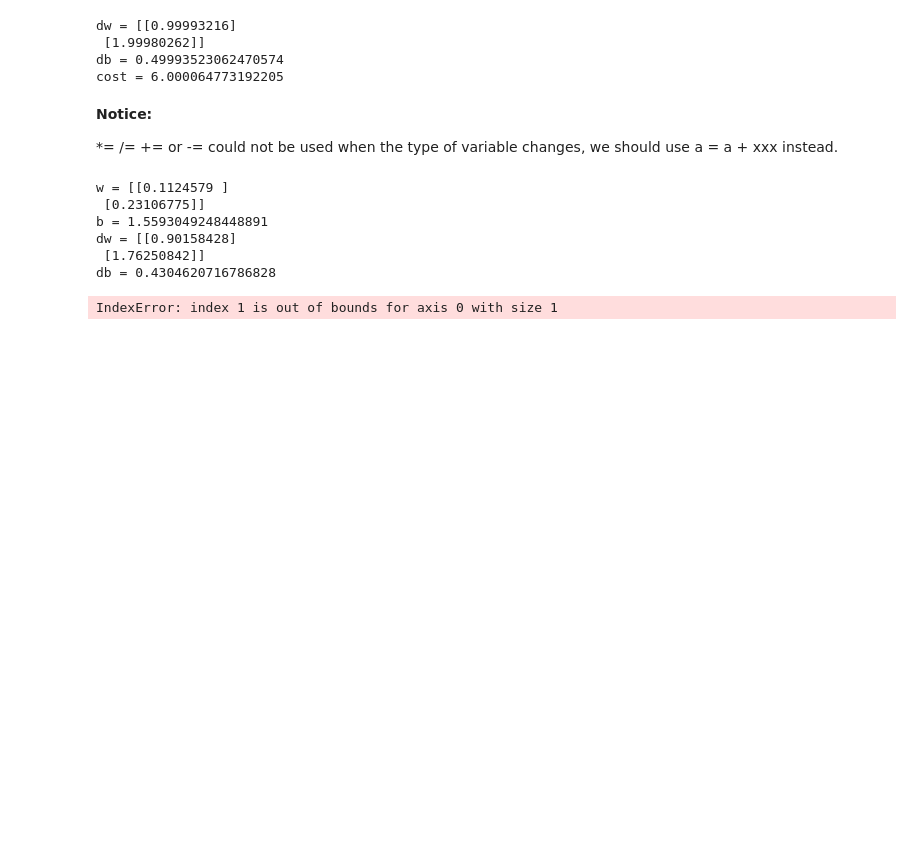
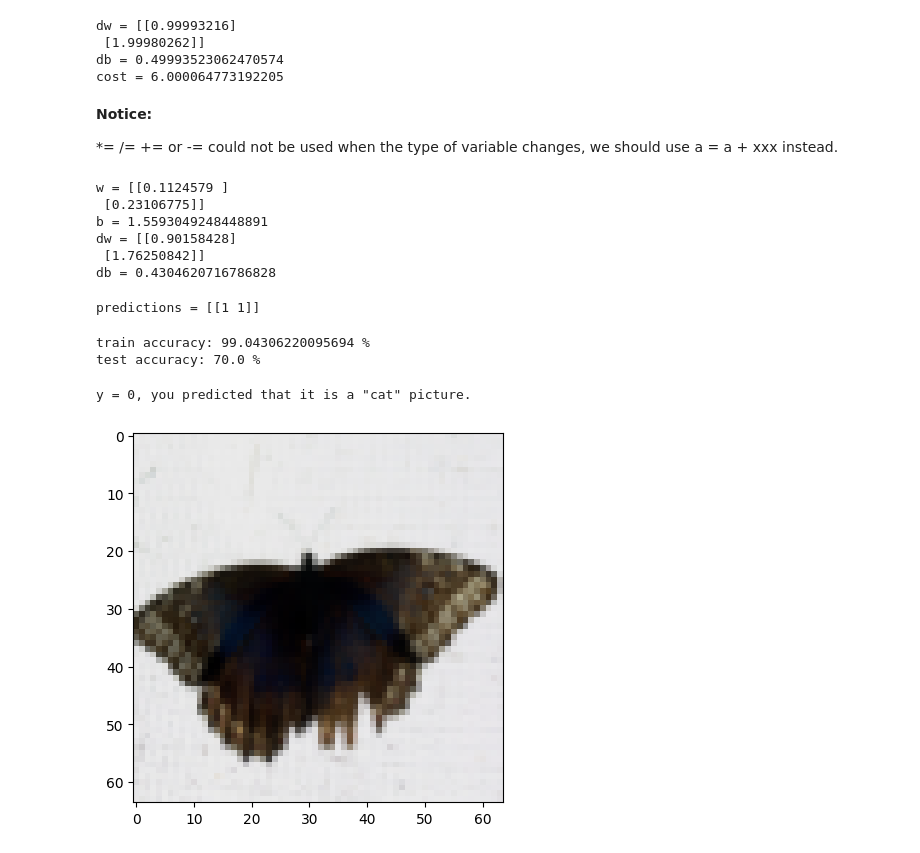
Before and after one commit to lemonpepper234/DeepLearninng, a Jupyter notebook: week2.ipynb, the cells around one changed output. Saved outputs shown, nothing was run; the diff lists cells and outputs as text; code cells hidden in the pictures; blank space fills up the shorter version.

```diff
--- a/week2.ipynb
+++ b/week2.ipynb
@@ -322,7 +322,7 @@ def predict(w, b, X):
 
     n = X.shape[0]
     m = X.shape[1]
-    Y_prediction = np.zeros((1,m), dtype = "float")
+    Y_prediction = np.zeros((1,m), dtype = "int")
     w = w.reshape(n, 1)
 
     Z = np.dot(w.T, X) + b
@@ -334,9 +334,9 @@ def predict(w, b, X):
 
     for i in range(m):
         if (A[0, i] < 0.5):
-            Y_prediction[0, i] = 0
+            Y_prediction[0, i] = int(0)
         else:
-            Y_prediction[0, i] = 1
+            Y_prediction[0, i] = int(1)
 
     assert(Y_prediction.shape == (1, m))
 
@@ -344,4 +344,74 @@ def predict(w, b, X):
 
 print ("predictions = " + str(predict(w, b, X)))
 # %% [output]
-IndexError: index 1 is out of bounds for axis 0 with size 1
+predictions = [[1 1]]
+# %%
+# GRADED FUNCTION: model
+
+def model(X_train, Y_train, X_test, Y_test, num_iterations = 2000, learning_rate = 0.5, print_cost = False):
+    """
+    Builds the logistic regression model by calling the function you've implemented previously
+
+    Arguments:
+    X_train -- training set represented by a numpy array of shape (num_px * num_px * 3, m_train)
+    Y_train -- training labels represented by a numpy array (vector) of shape (1, m_train)
+    X_test -- test set represented by a numpy array of shape (num_px * num_px * 3, m_test)
+    Y_test -- test labels represented by a numpy array (vector) of shape (1, m_test)
+    num_iterations -- hyperparameter representing the number of iterations to optimize the parameters
+    learning_rate -- hyperparameter representing the learning rate used in the update rule of optimize()
+    print_cost -- Set to true to print the cost every 100 iterations
+
+    Returns:
+    d -- dictionary containing information about the model.
+    """
+
+    ### START CODE HERE ###
+
+    m_test = Y_test.shape[1]
+    m_train = Y_train.shape[1]
+    n = X_train.shape[0]
+
+    # initialize parameters with zeros (≈ 1 line of code)
+    w, b = [np.zeros((n, 1), dtype= "float"), 0.0]
+
+    # Gradient descent (≈ 1 line of code)
+    parameters, grads, costs = optimize(w, b, X_train, Y_train, num_iterations, learning_rate, print_cost = False)
+
+    # Retrieve parameters w and b from dictionary "parameters"
+    w = parameters["w"]
+    b = parameters["b"]
+
+    # Predict test/train set examples (≈ 2 lines of code)
+    Y_prediction_test = predict(w, b, X_test)
+    Y_prediction_train = predict(w, b, X_train)
+
+    ### END CODE HERE ###
+
+    # Print train/test Errors
+    print("train accuracy: {} %".format(100 - np.mean(np.abs(Y_prediction_train - Y_train)) * 100))
+    print("test accuracy: {} %".format(100 - np.mean(np.abs(Y_prediction_test - Y_test)) * 100))
+
+
+    d = {"costs": costs,
+         "Y_prediction_test": Y_prediction_test,
+         "Y_prediction_train" : Y_prediction_train,
+         "w" : w,
+         "b" : b,
+         "learning_rate" : learning_rate,
+         "num_iterations": num_iterations}
+
+    return d
+
+
+d = model(train_set_x, train_set_y, test_set_x, test_set_y, num_iterations = 2000, learning_rate = 0.005, print_cost = True)
+# %% [output]
+train accuracy: 99.04306220095694 %
+test accuracy: 70.0 %
+# %%
+# Example of a picture that was wrongly classified.
+index = 13
+plt.imshow(test_set_x[:,index].reshape((num_px, num_px, 3)))
+print ("y = " + str(test_set_y[0,index]) + ", you predicted that it is a \"" + classes[d["Y_prediction_test"][0,index]].decode("utf-8") +  "\" picture.")
+# %% [output]
+y = 0, you predicted that it is a "cat" picture.
+[figure, added]
```
Also changed, not shown: parts of 1 cell of this notebook, 9 other files.
